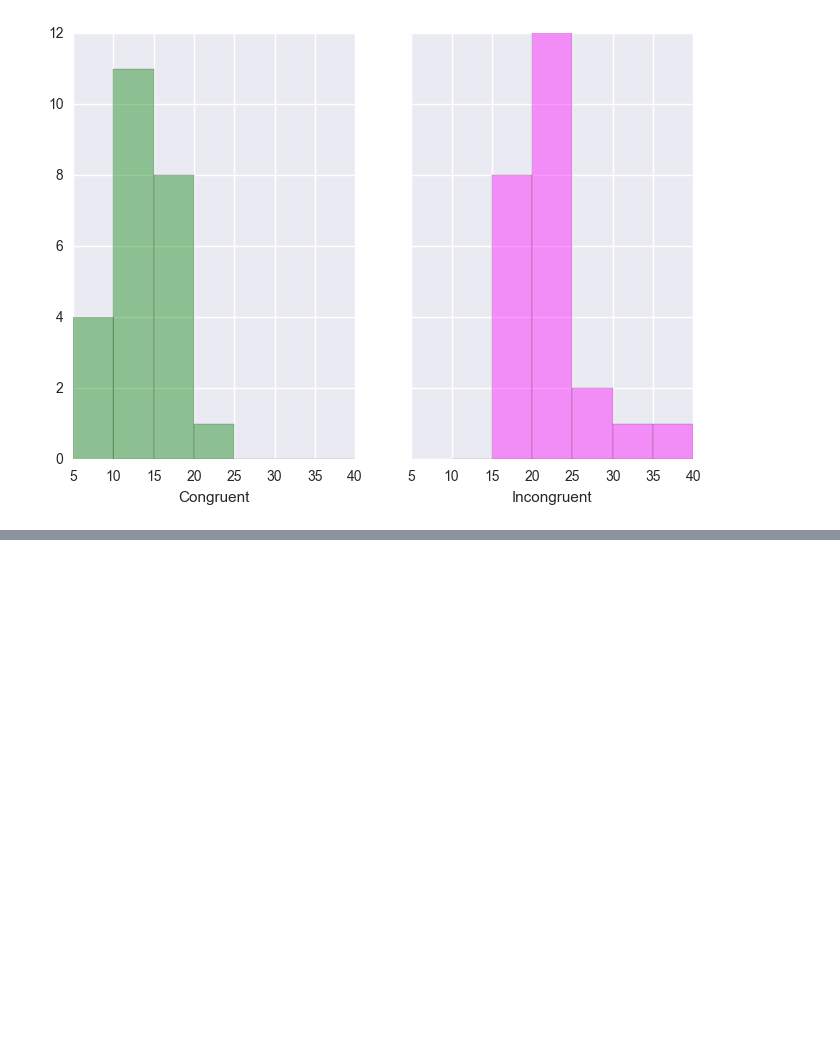
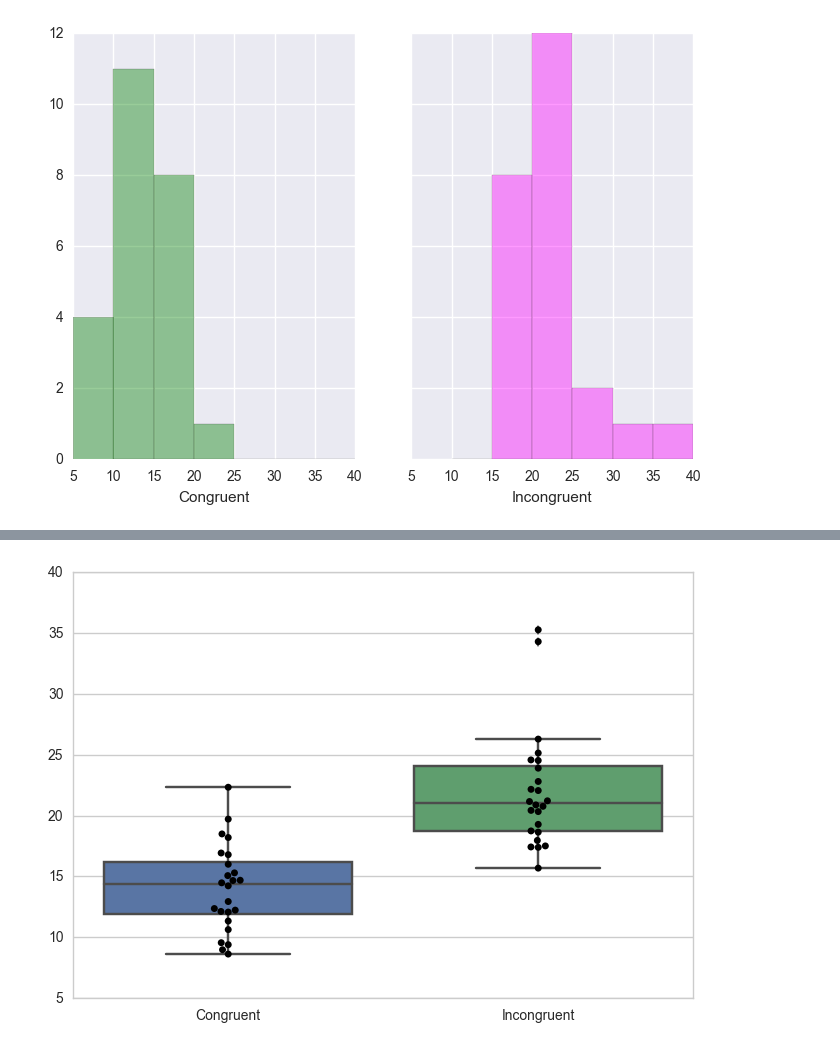
Before and after one commit to hichana/data-science-quiver, a Jupyter notebook: plotting_and_graphs.ipynb, the cells around one changed output, grey strips where cells are left out. Saved outputs shown, nothing was run; the diff lists cells and outputs as text; code cells hidden in the pictures; blank space fills up the shorter version.

```diff
--- a/plotting_and_graphs.ipynb
+++ b/plotting_and_graphs.ipynb
@@ -85,0 +107,7 @@ plt.show()
+# %%
+# Multiple variables vertical swarmplot
+ax = sns.boxplot(data=sample_data)
+ax = sns.swarmplot(data=sample_data, color='.0')
+plt.show()
+# %% [output]
+[figure, added]
```
Also changed, not shown: parts of 6 cells of this notebook, 2 other files.
